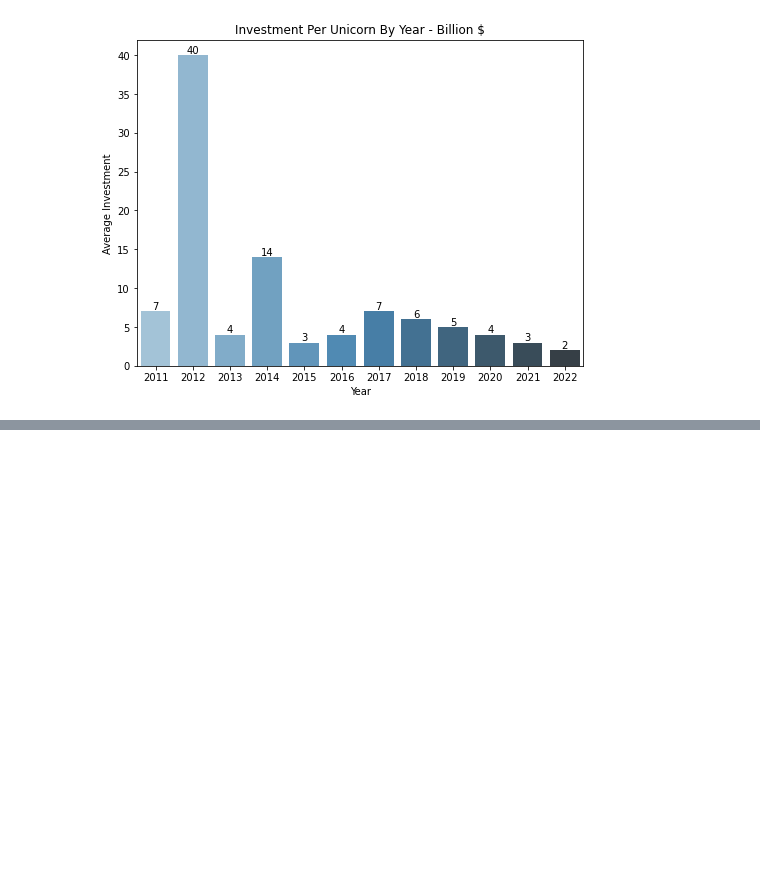
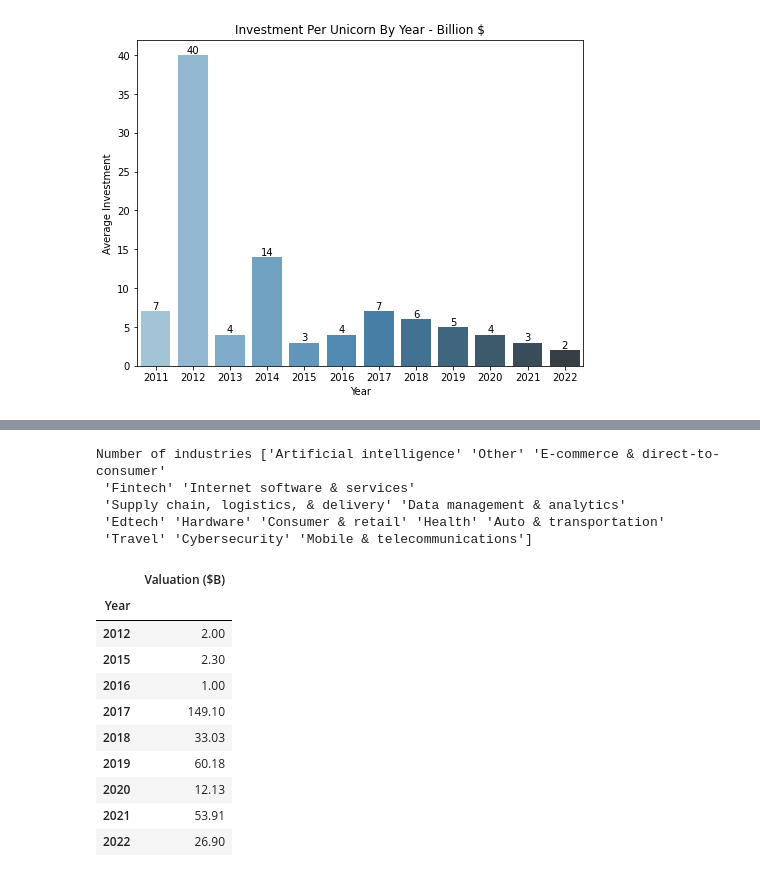
Before and after one commit to mstft/Entrepreneurship_Data_Analysis, a Jupyter notebook: Unicorns_Statistics.ipynb, the cells around one changed output, grey strips where cells are left out. Saved outputs shown, nothing was run; the diff lists cells and outputs as text; code cells hidden in the pictures; blank space fills up the shorter version.

```diff
--- a/Unicorns_Statistics.ipynb
+++ b/Unicorns_Statistics.ipynb
@@ -290,0 +338,23 @@ for label in ax.containers:
+# %%
+industry_list = unicorns_data.Industry.unique()
+print(f'Number of industries {industry_list}')
+# %% [output]
+Number of industries ['Artificial intelligence' 'Other' 'E-commerce & direct-to-consumer'
+ 'Fintech' 'Internet software & services'
+ 'Supply chain, logistics, & delivery' 'Data management & analytics'
+ 'Edtech' 'Hardware' 'Consumer & retail' 'Health' 'Auto & transportation'
+ 'Travel' 'Cybersecurity' 'Mobile & telecommunications']
+# %%
+unicorn_industry_year.loc['Artificial intelligence',:]
+# %% [output]
+|  | Valuation ($B) |
+| Year |  |
+| 2012 | 2.00 |
+| 2015 | 2.30 |
+| 2016 | 1.00 |
+| 2017 | 149.10 |
+| 2018 | 33.03 |
+| 2019 | 60.18 |
+| 2020 | 12.13 |
+| 2021 | 53.91 |
+| 2022 | 26.90 |
```
Also changed, not shown: parts of 7 cells of this notebook.
